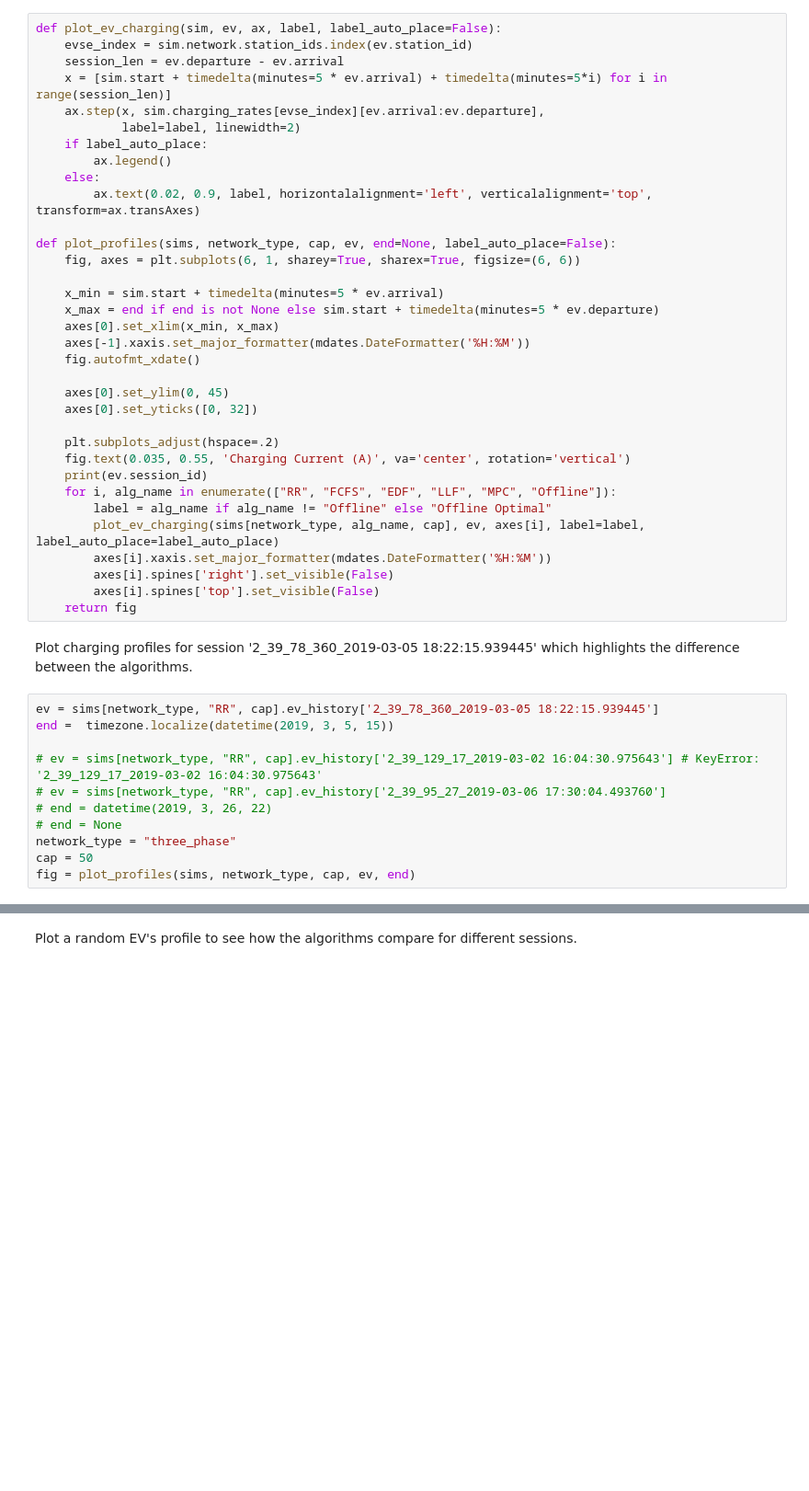
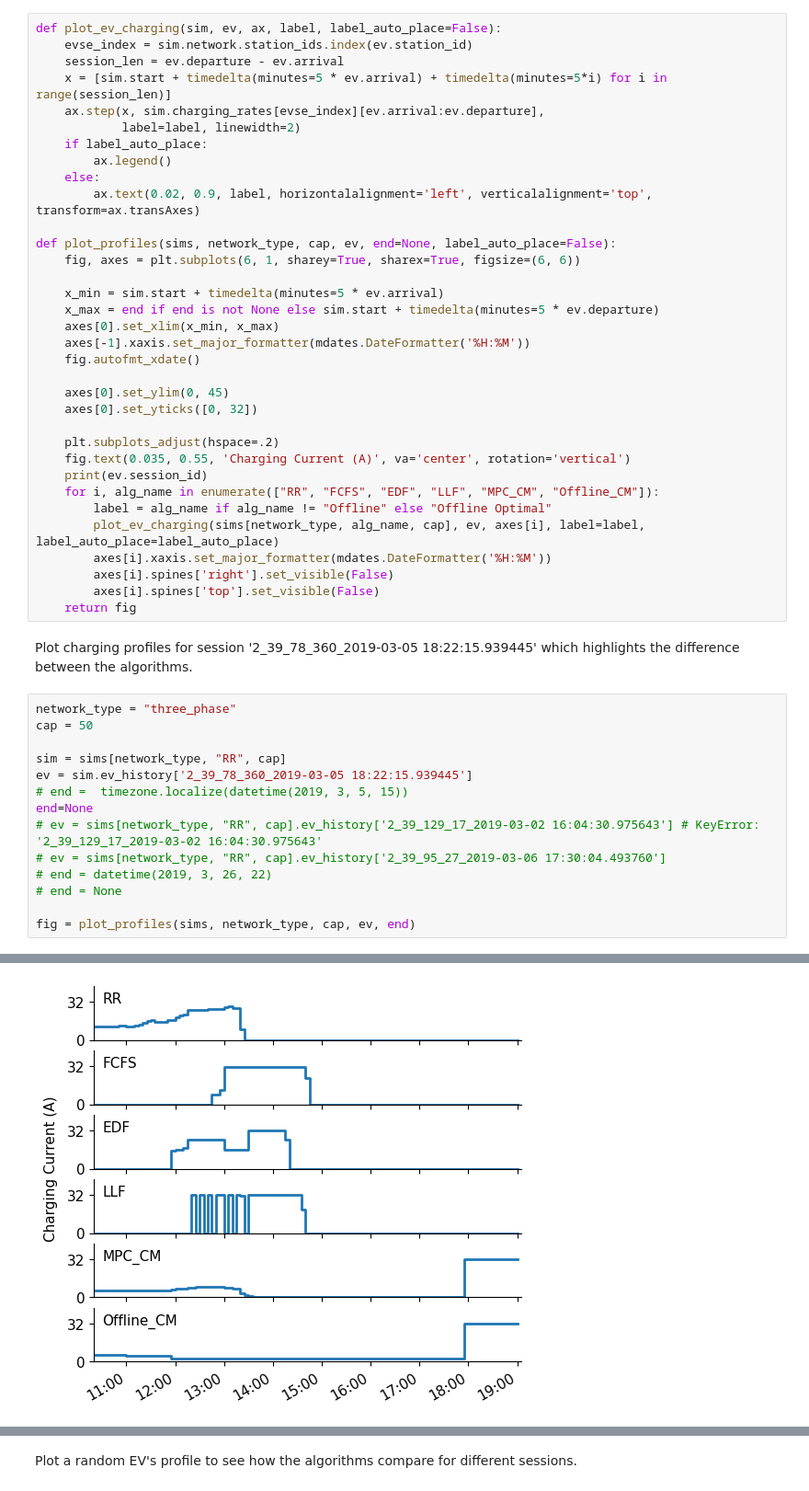
Before and after one commit to Fpadt/acnportal-experiments, a Jupyter notebook: examples/2-Algorithm-Comparison/2.1-Comparing-Algorithms-with-Constrained-Infrastructure/2.1-comparing-algorithms-with-constrained-infrastructure.ipynb, the cells around one changed output, grey strips where cells are left out. Shown at 92% size. Cells and saved outputs as stored; diff of their text form; blank space fills up the shorter version.

```diff
--- a/examples/2-Algorithm-Comparison/2.1-Comparing-Algorithms-with-Constrained-Infrastructure/2.1-comparing-algorithms-with-constrained-infrastructure.ipynb
+++ b/examples/2-Algorithm-Comparison/2.1-Comparing-Algorithms-with-Constrained-Infrastructure/2.1-comparing-algorithms-with-constrained-infrastructure.ipynb
@@ -450,7 +436,7 @@ def plot_profiles(sims, network_type, cap, ev, end=None, label_auto_place=False)
     plt.subplots_adjust(hspace=.2)
     fig.text(0.035, 0.55, 'Charging Current (A)', va='center', rotation='vertical')
     print(ev.session_id)
-    for i, alg_name in enumerate(["RR", "FCFS", "EDF", "LLF", "MPC", "Offline"]):
+    for i, alg_name in enumerate(["RR", "FCFS", "EDF", "LLF", "MPC_CM", "Offline_CM"]):
         label = alg_name if alg_name != "Offline" else "Offline Optimal"
         plot_ev_charging(sims[network_type, alg_name, cap], ev, axes[i], label=label, label_auto_place=label_auto_place)
         axes[i].xaxis.set_major_formatter(mdates.DateFormatter('%H:%M'))
@@ -460,13 +446,17 @@ def plot_profiles(sims, network_type, cap, ev, end=None, label_auto_place=False)
 # %% [markdown]
 Plot charging profiles for session '2_39_78_360_2019-03-05 18:22:15.939445' which highlights the difference between the algorithms.
 # %%
-ev = sims[network_type, "RR", cap].ev_history['2_39_78_360_2019-03-05 18:22:15.939445']
-end =  timezone.localize(datetime(2019, 3, 5, 15))
+network_type = "three_phase"
+cap = 50
 
+sim = sims[network_type, "RR", cap]
+ev = sim.ev_history['2_39_78_360_2019-03-05 18:22:15.939445']
+# end =  timezone.localize(datetime(2019, 3, 5, 15))
+end=None
 # ev = sims[network_type, "RR", cap].ev_history['2_39_129_17_2019-03-02 16:04:30.975643'] # KeyError: '2_39_129_17_2019-03-02 16:04:30.975643'
 # ev = sims[network_type, "RR", cap].ev_history['2_39_95_27_2019-03-06 17:30:04.493760']
 # end = datetime(2019, 3, 26, 22)
 # end = None
-network_type = "three_phase"
-cap = 50
+
 fig = plot_profiles(sims, network_type, cap, ev, end)
+# %% [output]
@@ -473 +464,2 @@ fig = plot_profiles(sims, network_type, cap, ev, end)
+[figure, added]
 # %%
```
Also changed, not shown: parts of 7 cells of this notebook, 3 other files.
